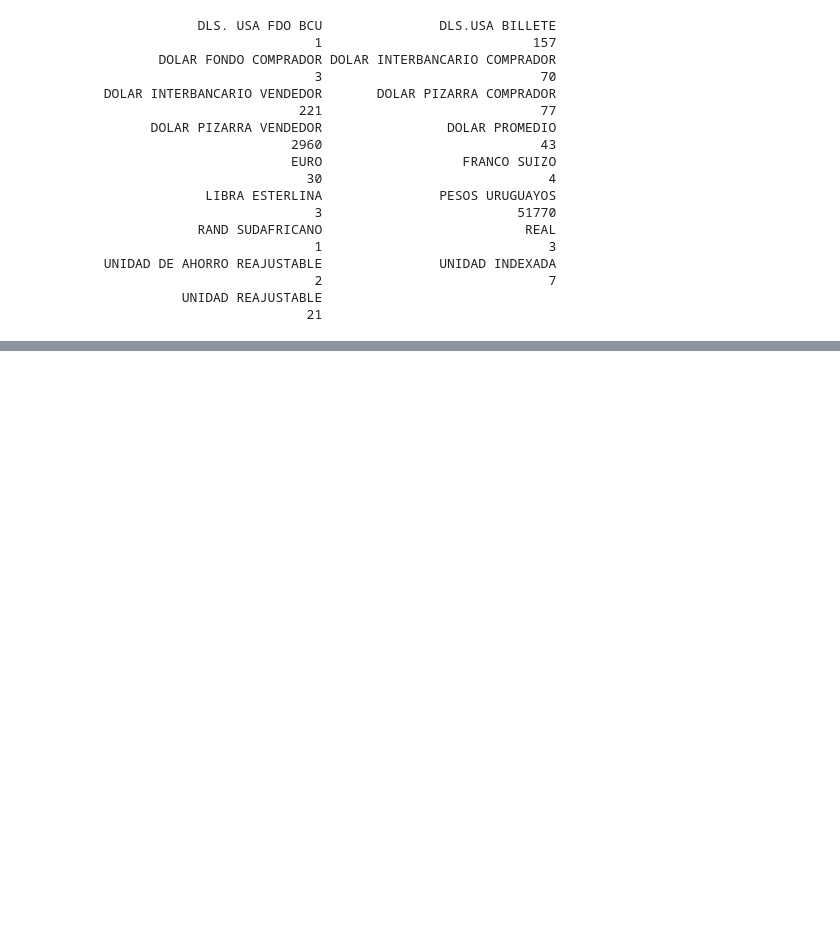
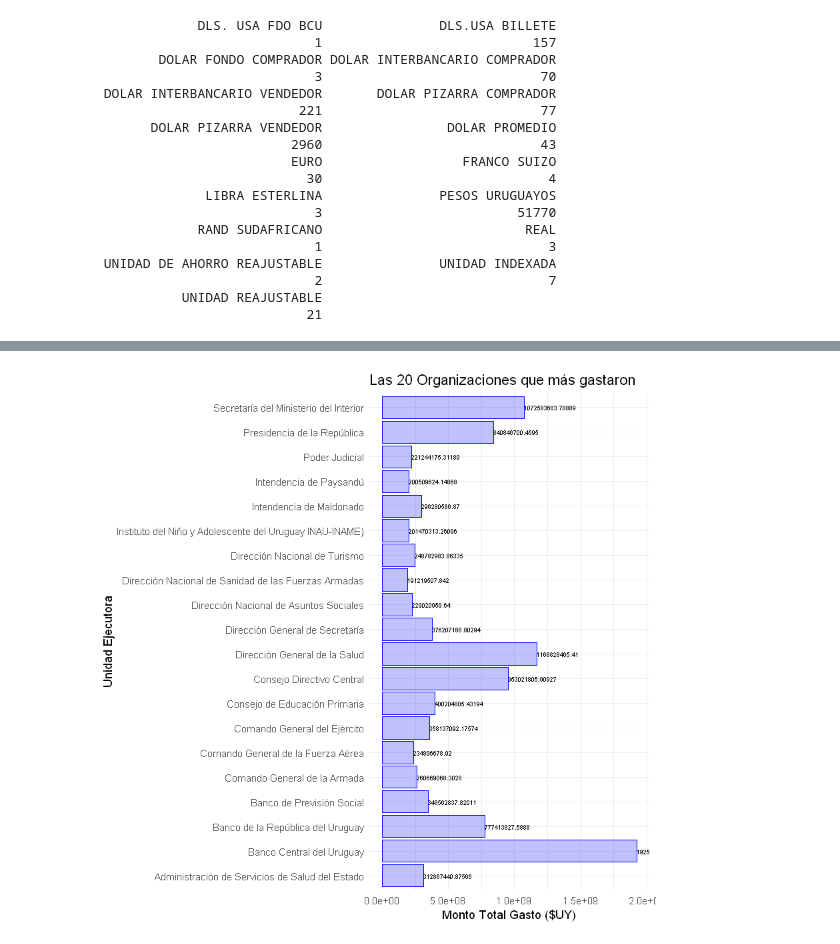
Before and after one commit to UTECjosew/datos, a Jupyter notebook: CienciaDeDatos_EntregaFinal.ipynb, the cells around one changed output, grey strips where cells are left out. Cells and saved outputs as stored; diff of their text form; code cells hidden in the pictures; blank space fills up the shorter version.

```diff
--- a/CienciaDeDatos_EntregaFinal.ipynb
+++ b/CienciaDeDatos_EntregaFinal.ipynb
@@ -831,0 +995,11 @@ head(comprasEstatales)
+# %%
+print("TOP 20 de las organizaciones que gastaron más dinero")
+
+top20GastosSinMax <- comprasEstatales %>% filter(!is.na(monto_pesos),monto_pesos>0,monto_pesos < max(monto_pesos))%>%
+                                            group_by(Unidad_Ejecutora=nombre_ue) %>%
+                                            summarise(MontoTotalGasto=sum(monto_pesos)) %>%
+                                            arrange(-MontoTotalGasto)
+head(top20GastosSinMax,20)
+
+print("TOP 20 de las organizaciones que gastaron más dinero")
+summary(head(top20GastosSinMax$MontoTotalGasto,20))
@@ -831,0 +1028,11 @@ head(comprasEstatales)
+# %%
+top20GastosSinMax<-head(top20GastosSinMax,20)
+ggplot(top20GastosSinMax, aes(x = top20GastosSinMax$Unidad_Ejecutora, y = top20GastosSinMax$MontoTotalGasto)) +
+  ggtitle ("Las 20 Organizaciones que más gastaron") +
+  labs(x="Unidad Ejecutora", y="Monto Total Gasto ($UY)") +
+  geom_bar(stat = "identity",fill = rgb(0.2, 0.2, 1, 0.3), color = "blue") +
+  geom_text(size=2,aes(hjust=0, label = top20GastosSinMax$MontoTotalGasto),position = position_dodge(width=1)) +
+  coord_flip() +
+  theme_minimal()
+# %% [output]
+[figure, added]
```
Also changed, not shown: parts of 24 cells of this notebook.
